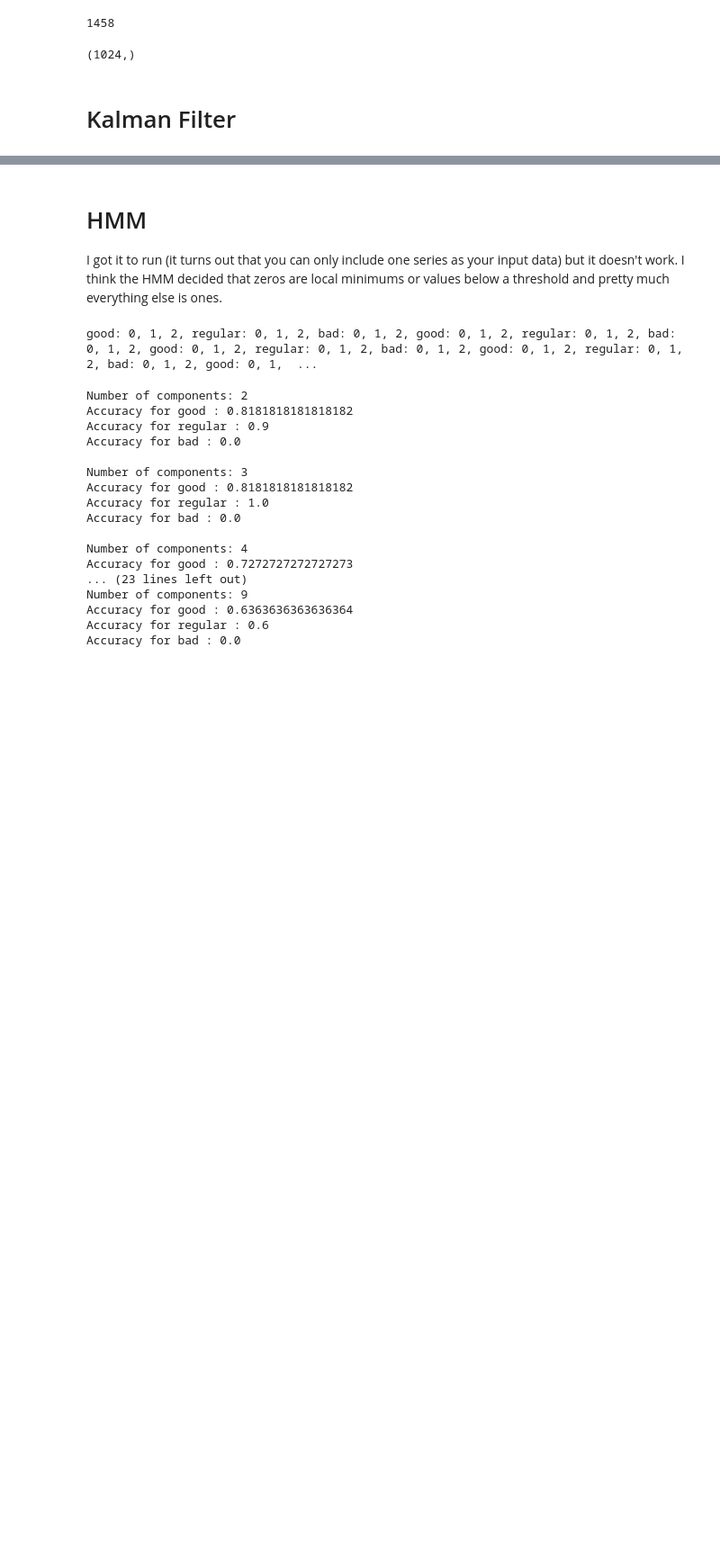
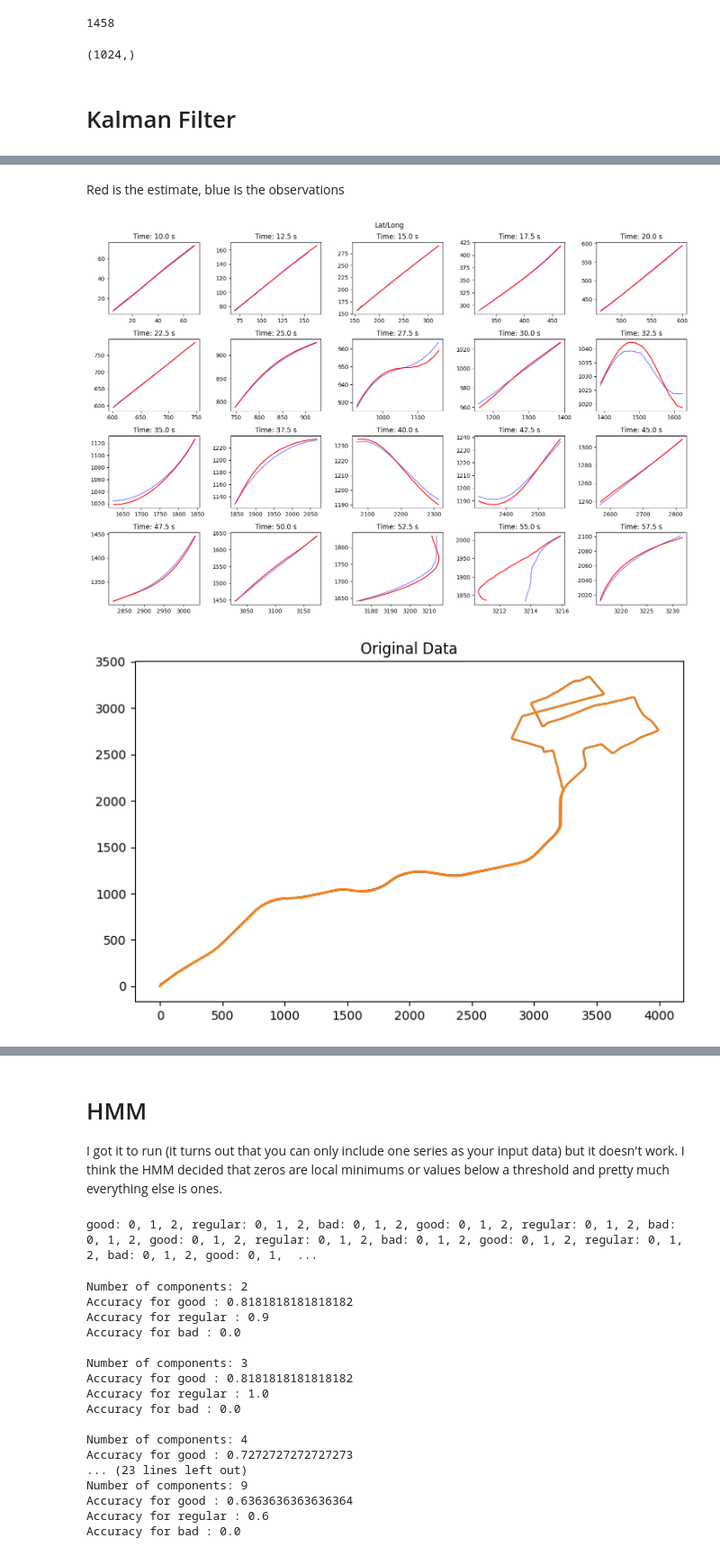
Before and after one commit to binDebug3/CarKalmanFilter, a Jupyter notebook: dallin.ipynb, the cells around one changed output, grey strips where cells are left out. Shown at 90% size. Saved outputs shown, nothing was run; the diff lists cells and outputs as text; code cells hidden in the pictures; blank space fills up the shorter version.

```diff
--- a/dallin.ipynb
+++ b/dallin.ipynb
@@ -232,0 +302,44 @@ kal_data["PVS 1"]["meters_latitude"].shape
+# %% [markdown]
+Red is the estimate, blue is the observations
+# %%
+def scatter_subplots(x2, y2, x1, y1, start, n, title):
+    num_subplots = 20
+    num_points = len(x1)
+    num_plots = num_points // n
+    t_start = start // 100
+
+    fig, axs = plt.subplots(num_subplots // 5, 5, figsize=(15, 10))
+
+    for i in range(num_subplots):
+        if i < num_plots:
+            start_index = i * n + start
+            end_index = min((i + 1) * n, num_points) + start
+            _x1 = x1[start_index:end_index]
+            _x2 = x2[start_index:end_index]
+            _y1 = y1[start_index:end_index]
+            _y2 = y2[start_index:end_index]
+            ax = axs[i // 5, i % 5]
+            ax.plot(_x1, _y1, alpha=0.5, color="blue")
+            ax.plot(_x2, _y2, color="red")
+            ax.set_title(f"Time: {t_start + (i*n)/40} s")
+        else:
+            fig.delaxes(axs[i // 5, i % 5])
+
+    plt.suptitle(title)
+    plt.tight_layout()
+    plt.show()
+
+    # plot the original data
+    plt.figure(figsize=(8, 5))
+    plt.plot(x1, y1)
+    plt.plot(x2, y2)
+    plt.title("Original Data")
+    plt.show()
+
+index = 1
+offset = 0
+z_index = index if index < 3 else index - 3
+scatter_subplots(est[0, offset:], est[1, offset:], z[0], z[1], 1000, 100, "Lat/Long")
+# %% [output]
+[figure, added]
+[figure, added]
```
Also changed, not shown: parts of 12 cells of this notebook, 1 other file.
